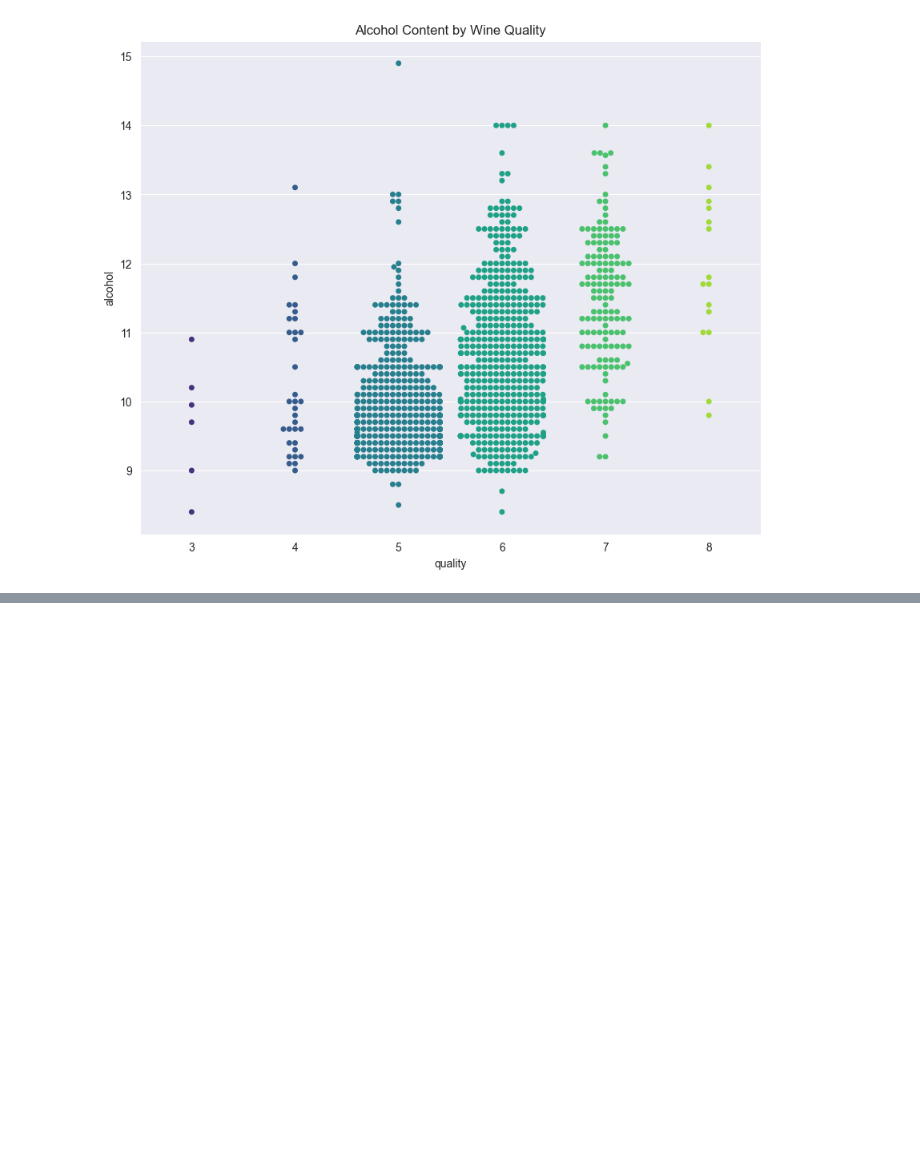
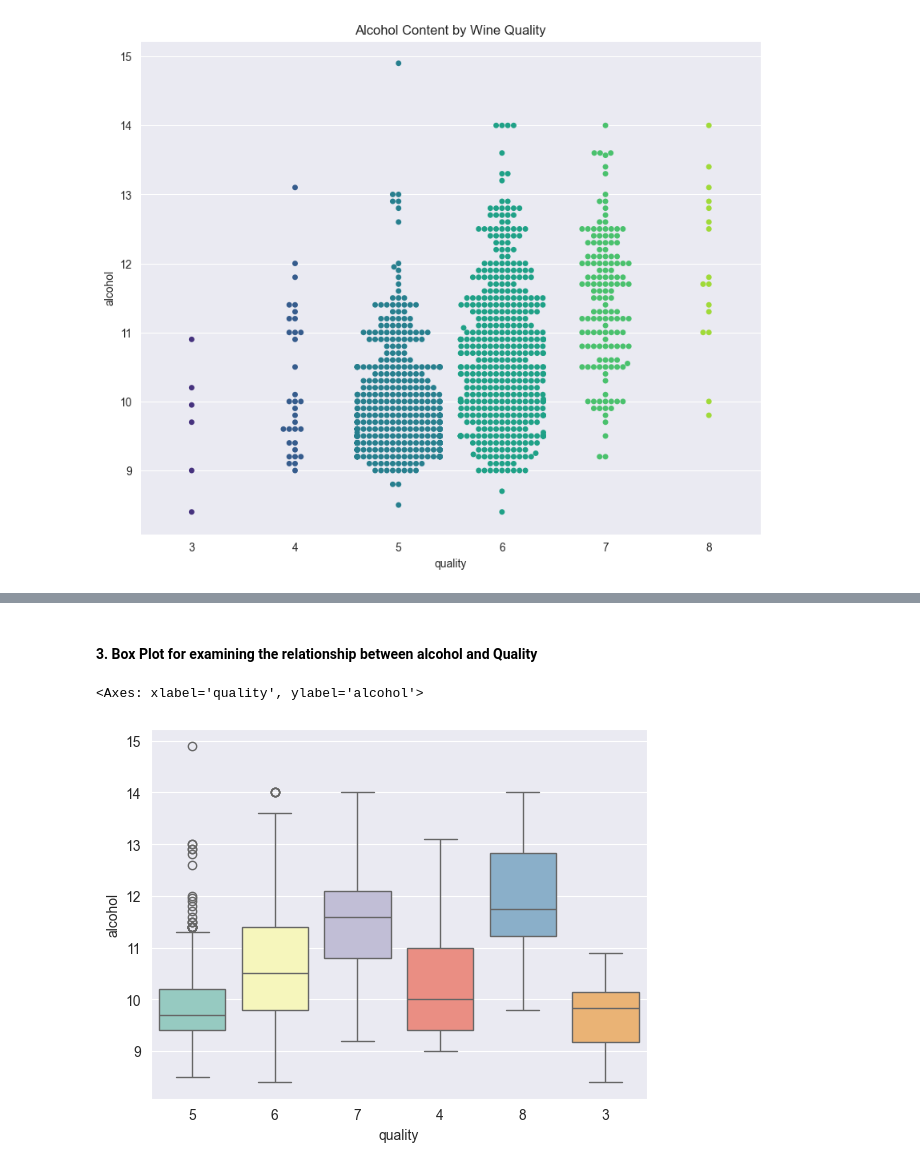
Before and after one commit to rusterman/ML-DS-DL-AI, a Jupyter notebook: Machine-Learning/2-EDA/1-EDA-Python.ipynb, the cells around one changed output, grey strips where cells are left out. Drawn from its saved outputs; the diff is of its cells as text; code cells hidden in the pictures; blank space fills up the shorter version.

```diff
--- a/Machine-Learning/2-EDA/1-EDA-Python.ipynb
+++ b/Machine-Learning/2-EDA/1-EDA-Python.ipynb
@@ -240,0 +316,7 @@ Text(0.5, 1.0, 'Alcohol Content by Wine Quality')
+# %% [markdown]
+#### 3. Box Plot for examining the relationship between alcohol and Quality
+# %%
+sns.boxplot(x='quality', y='alcohol', data=df, palette='Set3')
+# %% [output]
+<Axes: xlabel='quality', ylabel='alcohol'>
+[figure, added]
```
Also changed, not shown: parts of 11 cells of this notebook, 1 other file.
